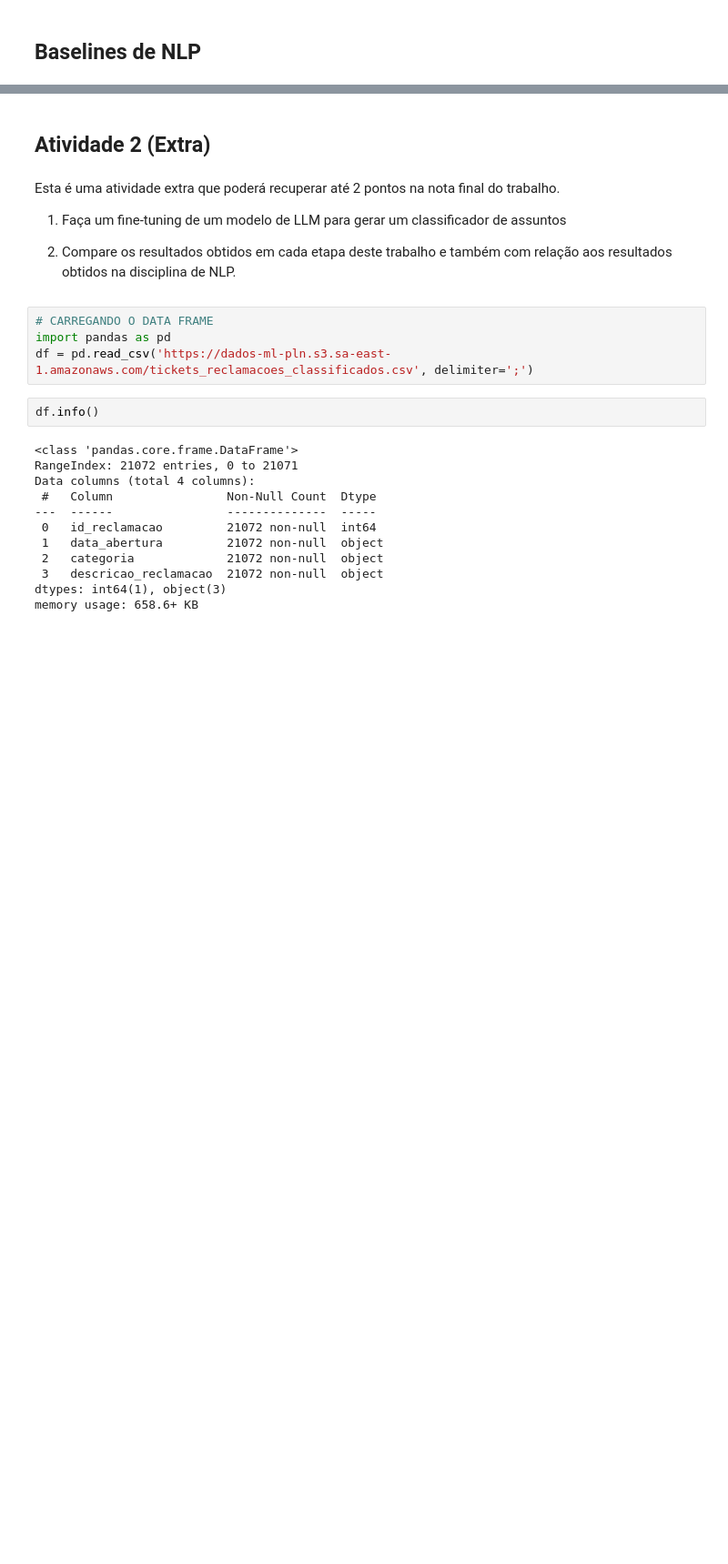
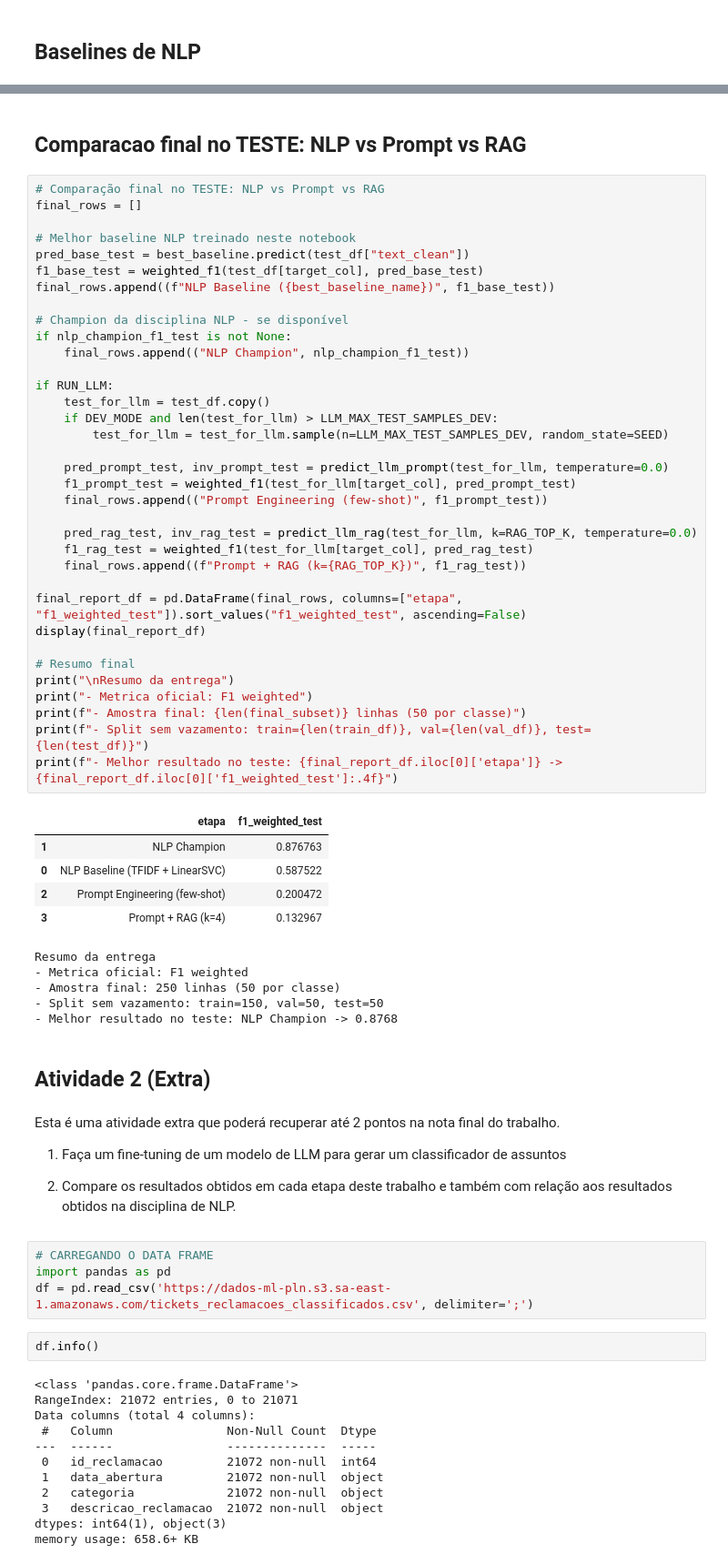
Before and after one commit to eroiborges/projetointegrado, a Jupyter notebook: generative_models/Projeto_Integrado_Template_Trabalho_Final_Generative_AI(2026_1).ipynb, the cells around one changed output, grey strips where cells are left out. Shown at 91% size. Drawn from its saved outputs; the diff is of its cells as text; blank space fills up the shorter version.

```diff
--- a/generative_models/Projeto_Integrado_Template_Trabalho_Final_Generative_AI(2026_1).ipynb
+++ b/generative_models/Projeto_Integrado_Template_Trabalho_Final_Generative_AI(2026_1).ipynb
@@ -603,3 +602,51 @@ Classes: 5 (Cartão de crédito / Cartão pré-pago, Hipotecas / Empréstimos, O
+# %% [markdown]
+## Comparacao final no TESTE: NLP vs Prompt vs RAG
+# %%
+# Comparação final no TESTE: NLP vs Prompt vs RAG
+final_rows = []
+
+# Melhor baseline NLP treinado neste notebook
+pred_base_test = best_baseline.predict(test_df["text_clean"])
+f1_base_test = weighted_f1(test_df[target_col], pred_base_test)
+final_rows.append((f"NLP Baseline ({best_baseline_name})", f1_base_test))
+
+# Champion da disciplina NLP - se disponível
+if nlp_champion_f1_test is not None:
+    final_rows.append(("NLP Champion", nlp_champion_f1_test))
+
+if RUN_LLM:
+    test_for_llm = test_df.copy()
+    if DEV_MODE and len(test_for_llm) > LLM_MAX_TEST_SAMPLES_DEV:
+        test_for_llm = test_for_llm.sample(n=LLM_MAX_TEST_SAMPLES_DEV, random_state=SEED)
+
+    pred_prompt_test, inv_prompt_test = predict_llm_prompt(test_for_llm, temperature=0.0)
+    f1_prompt_test = weighted_f1(test_for_llm[target_col], pred_prompt_test)
+    final_rows.append(("Prompt Engineering (few-shot)", f1_prompt_test))
+
+    pred_rag_test, inv_rag_test = predict_llm_rag(test_for_llm, k=RAG_TOP_K, temperature=0.0)
+    f1_rag_test = weighted_f1(test_for_llm[target_col], pred_rag_test)
+    final_rows.append((f"Prompt + RAG (k={RAG_TOP_K})", f1_rag_test))
+
+final_report_df = pd.DataFrame(final_rows, columns=["etapa", "f1_weighted_test"]).sort_values("f1_weighted_test", ascending=False)
+display(final_report_df)
+
+# Resumo final
+print("\nResumo da entrega")
+print("- Metrica oficial: F1 weighted")
+print(f"- Amostra final: {len(final_subset)} linhas (50 por classe)")
+print(f"- Split sem vazamento: train={len(train_df)}, val={len(val_df)}, test={len(test_df)}")
+print(f"- Melhor resultado no teste: {final_report_df.iloc[0]['etapa']} -> {final_report_df.iloc[0]['f1_weighted_test']:.4f}")
+# %% [output]
+|  | etapa | f1_weighted_test |
+| 1 | NLP Champion | 0.876763 |
+| 0 | NLP Baseline (TFIDF + LinearSVC) | 0.587522 |
+| 2 | Prompt Engineering (few-shot) | 0.200472 |
+| 3 | Prompt + RAG (k=4) | 0.132967 |
+Resumo da entrega
+- Metrica oficial: F1 weighted
+- Amostra final: 250 linhas (50 por classe)
+- Split sem vazamento: train=150, val=50, test=50
+- Melhor resultado no teste: NLP Champion -> 0.8768
 # %% [markdown]
 ## Atividade 2 (Extra)
 # %% [markdown]
```
Also changed, not shown: parts of 55 cells of this notebook.
